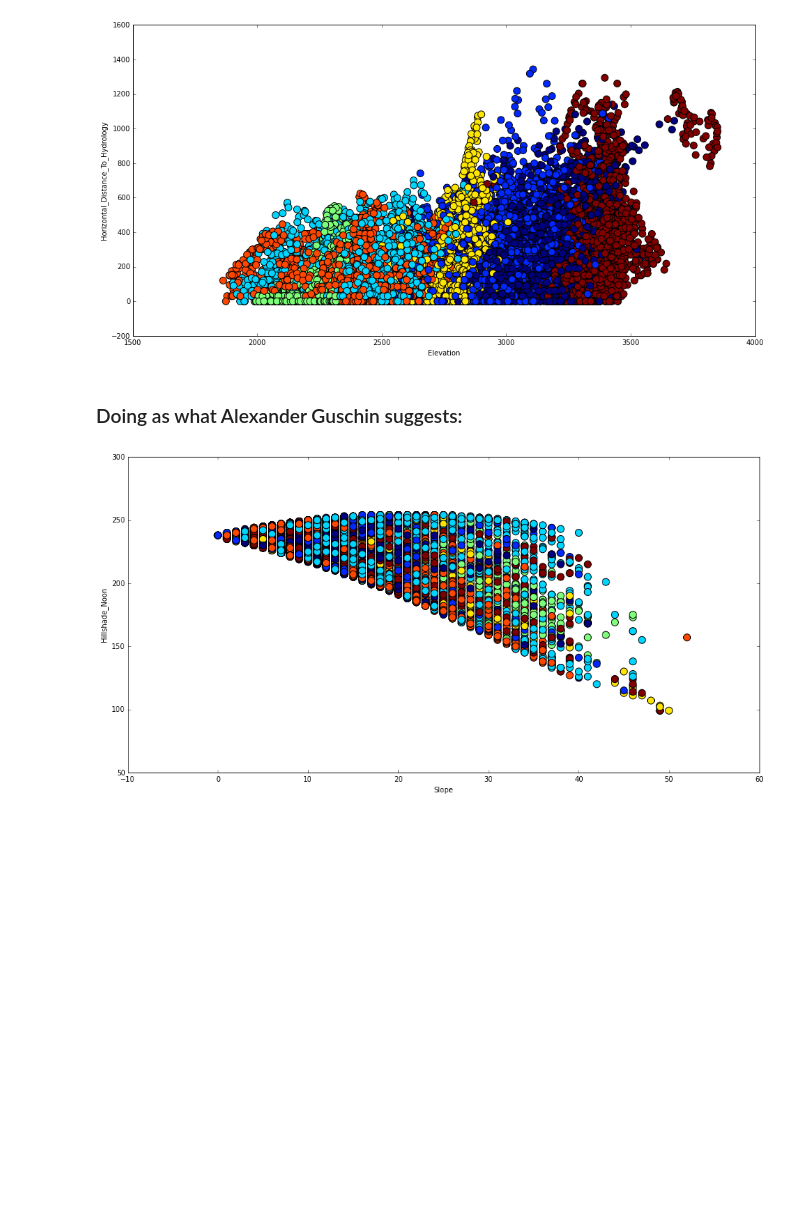
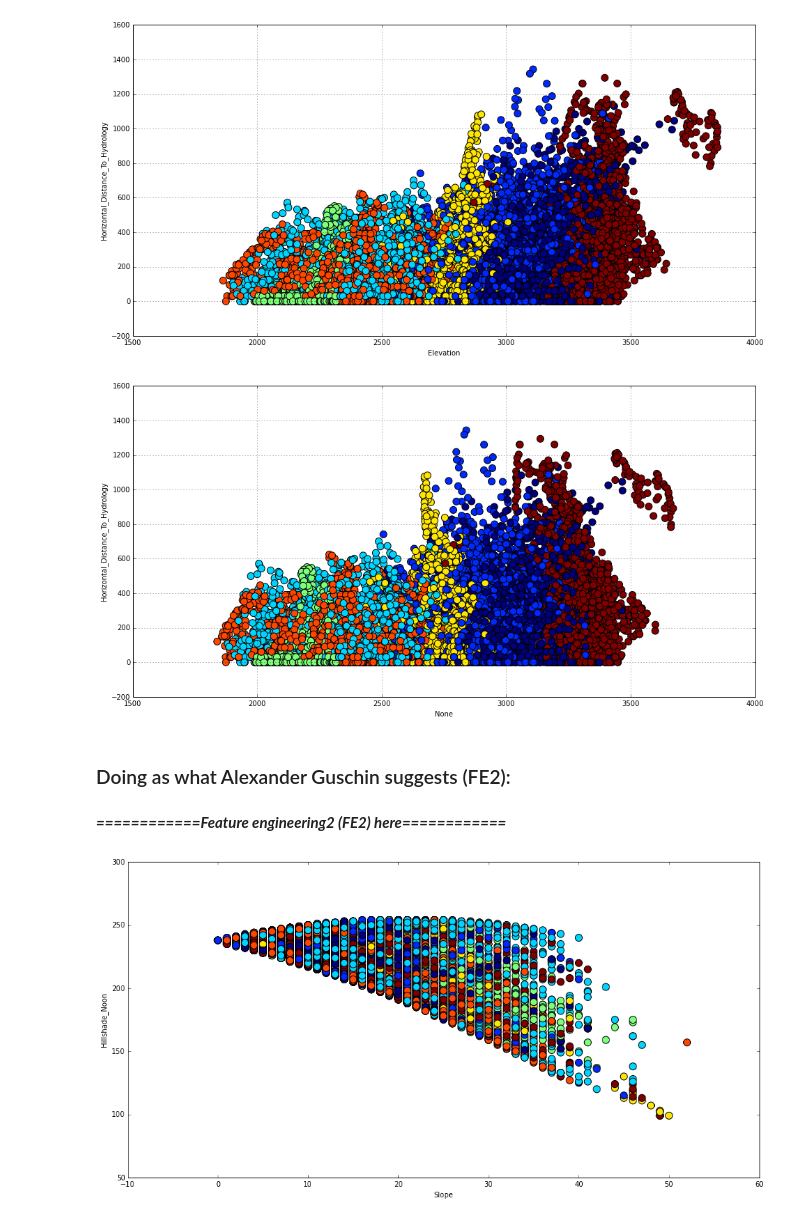
Before and after one commit to X-Wei/kaggle, a Jupyter notebook: ForestCover/feature_eng.ipynb, the cells around one changed output. Drawn from its saved outputs; the diff is of its cells as text; code cells hidden in the pictures; blank space fills up the shorter version.

```diff
--- a/ForestCover/feature_eng.ipynb
+++ b/ForestCover/feature_eng.ipynb
@@ -54,6 +57,7 @@ def plot_cov(c1,c2):
     fig = plt.figure(figsize=(16,8))
     sel = train.Cover_Type.values
     plt.scatter(c1, c2, c=sel, s=100)
+    plt.grid()
     plt.xlabel(c1.name)
     plt.ylabel(c2.name)
 # %%
@@ -74,5 +78,9 @@ test['Elv-Vdist'] = test.Elevation - test.Vertical_Distance_To_Hydrology
+# %%
+plot_cov( train.Elevation-train.Horizontal_Distance_To_Hydrology*0.2, train.Horizontal_Distance_To_Hydrology )
+# %% [output]
+[figure, added]
 # %% [markdown]
-### Doing as what Alexander Guschin suggests:
+### Doing as what Alexander Guschin suggests (FE2):
 # %%
 train['EHDtH'] = train.Elevation-train.Horizontal_Distance_To_Hydrology*0.2
 test['EHDtH'] = test.Elevation-test.Horizontal_Distance_To_Hydrology*0.2
@@ -96,6 +104,8 @@ test['Fire_Road_1'] = abs(test['Horizontal_Distance_To_Fire_Points']+test['Horiz
 
 train['Fire_Road_2'] = abs(train['Horizontal_Distance_To_Fire_Points']-train['Horizontal_Distance_To_Roadways'])
 test['Fire_Road_2'] = abs(test['Horizontal_Distance_To_Fire_Points']-test['Horizontal_Distance_To_Roadways'])
+# %% [markdown]
+***============Feature engineering2 (FE2) here============***
 # %%
 #train.to_csv('train_FE2.csv', index = False)
 #test.to_csv('test_FE2.csv', index = False)
```
Also changed, not shown: parts of 18 cells of this notebook.
